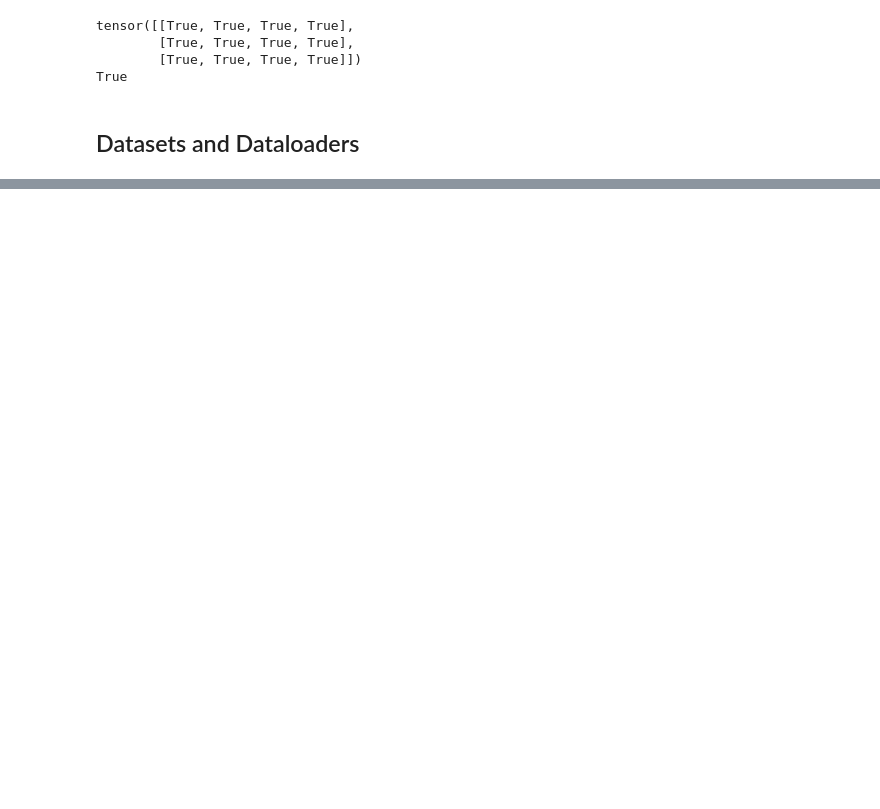
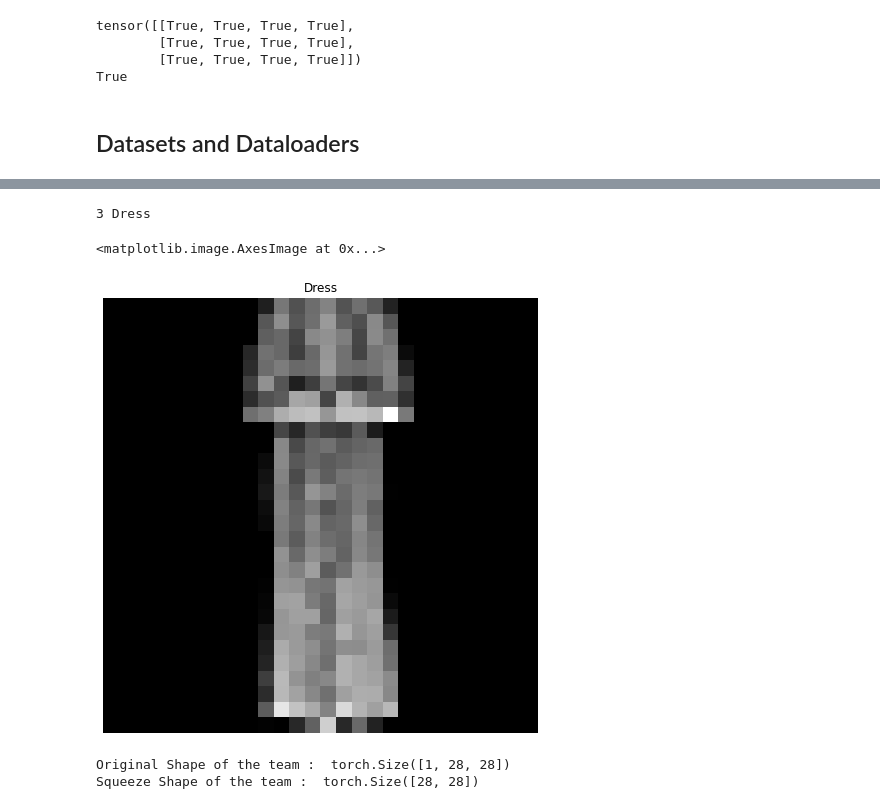
Before and after one commit to rama96/pytoch_tutorials, a Jupyter notebook: Introduction_to_PyTorch.ipynb, the cells around one changed output, grey strips where cells are left out. Saved outputs shown, nothing was run; the diff lists cells and outputs as text; code cells hidden in the pictures; blank space fills up the shorter version.

```diff
--- a/Introduction_to_PyTorch.ipynb
+++ b/Introduction_to_PyTorch.ipynb
@@ -126,0 +208,23 @@ True
+# %%
+img, label = training_data[sample_idx]
+print(label , labels_map[label])
+
+
+figure = plt.figure(figsize=(8, 8))
+cols, rows = 1, 1
+figure.add_subplot(rows, cols, 1)
+plt.title(labels_map[label])
+plt.axis("off")
+plt.imshow(img.squeeze(), cmap="gray")
+# %% [output]
+3 Dress
+<matplotlib.image.AxesImage at 0x...>
+[figure, added]
+# %%
+print("Original Shape of the team : ",img.shape)
+
+print("Squeeze Shape of the team : " , img.squeeze().shape)
+## Reduces the size of the image from (1,28,28) to (28,28)
+# %% [output]
+Original Shape of the team :  torch.Size([1, 28, 28])
+Squeeze Shape of the team :  torch.Size([28, 28])
```
Also changed, not shown: parts of 6 cells of this notebook.
